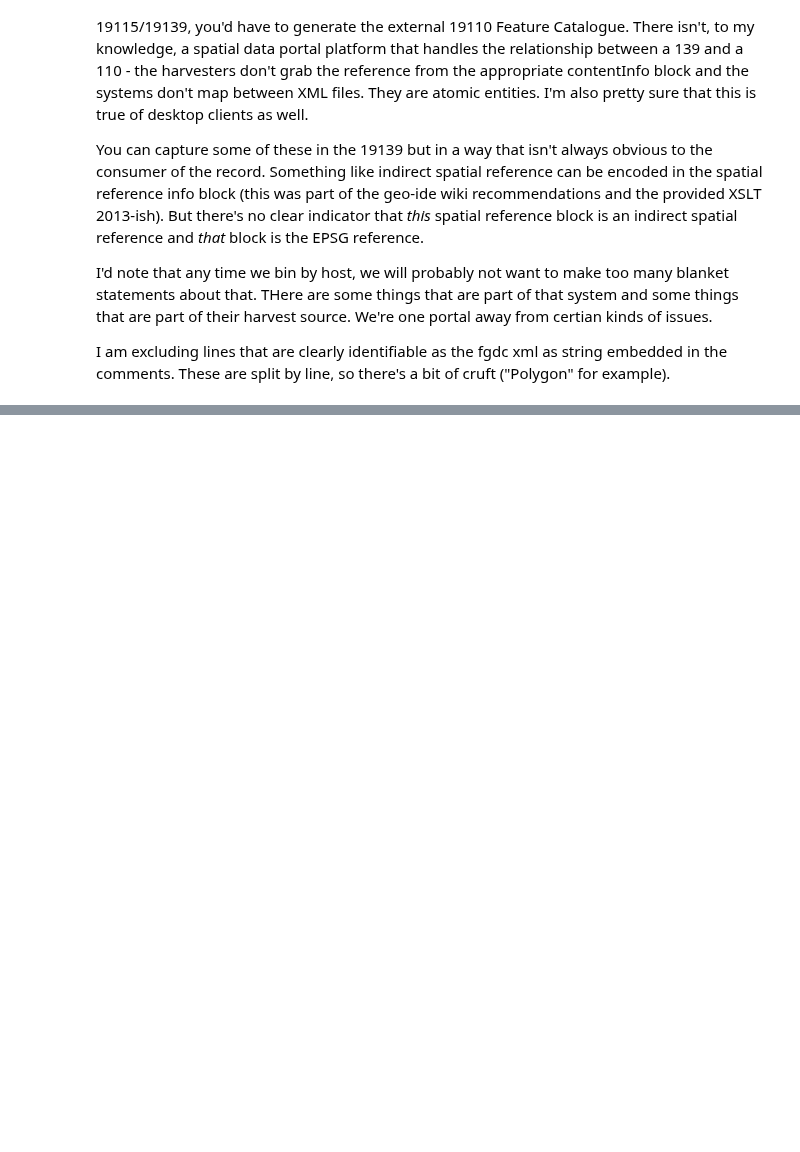
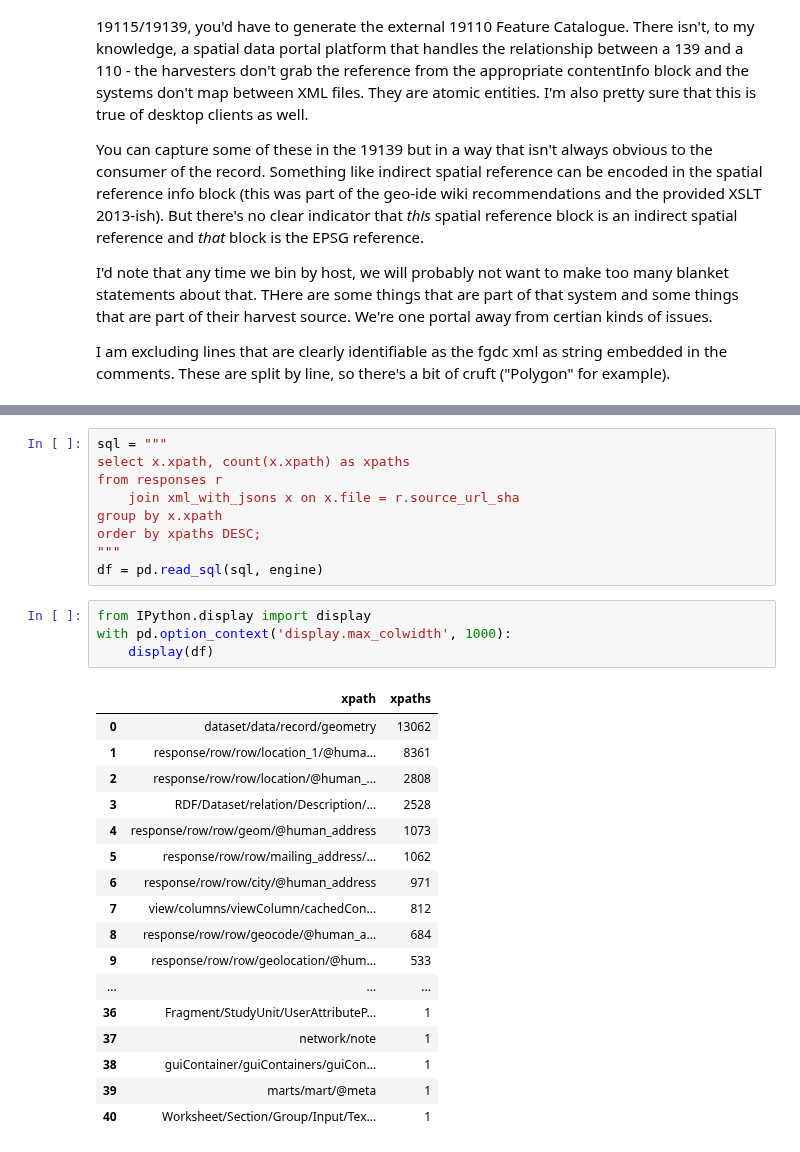
Before and after one commit to b-cube/Response-Identification-Info, a Jupyter notebook: notebooks/Analysis - Blended Metadata.ipynb, the cells around one changed output, grey strips where cells are left out. Drawn from its saved outputs; the diff is of its cells as text; blank space fills up the shorter version.

```diff
--- a/notebooks/Analysis - Blended Metadata.ipynb
+++ b/notebooks/Analysis - Blended Metadata.ipynb
@@ -318,0 +354,31 @@ I am excluding lines that are clearly identifiable as the fgdc xml as string emb
+# %%
+sql = """
+select x.xpath, count(x.xpath) as xpaths
+from responses r
+    join xml_with_jsons x on x.file = r.source_url_sha
+group by x.xpath
+order by xpaths DESC;
+"""
+df = pd.read_sql(sql, engine)
+# %%
+from IPython.display import display
+with pd.option_context('display.max_colwidth', 1000):
+    display(df)
+# %% [output]
+|  | xpath | xpaths |
+| 0 | dataset/data/record/geometry | 13062 |
+| 1 | response/row/row/location_1/@huma... | 8361 |
+| 2 | response/row/row/location/@human_... | 2808 |
+| 3 | RDF/Dataset/relation/Description/... | 2528 |
+| 4 | response/row/row/geom/@human_address | 1073 |
+| 5 | response/row/row/mailing_address/... | 1062 |
+| 6 | response/row/row/city/@human_address | 971 |
+| 7 | view/columns/viewColumn/cachedCon... | 812 |
+| 8 | response/row/row/geocode/@human_a... | 684 |
+| 9 | response/row/row/geolocation/@hum... | 533 |
+| ... | ... | ... |
+| 36 | Fragment/StudyUnit/UserAttributeP... | 1 |
+| 37 | network/note | 1 |
+| 38 | guiContainer/guiContainers/guiCon... | 1 |
+| 39 | marts/mart/@meta | 1 |
+| 40 | Worksheet/Section/Group/Input/Tex... | 1 |
```
Also changed, not shown: parts of 8 cells of this notebook, 6 other files.
